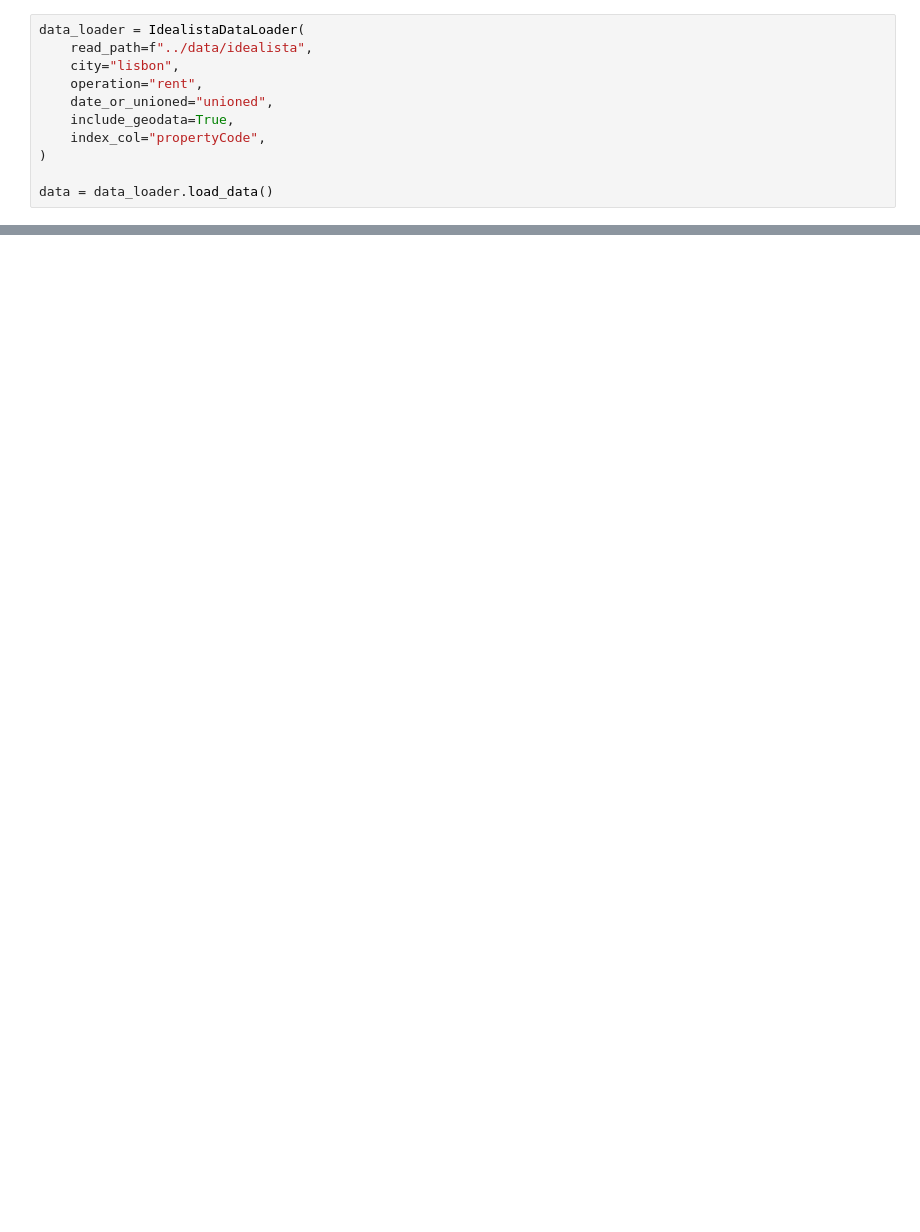
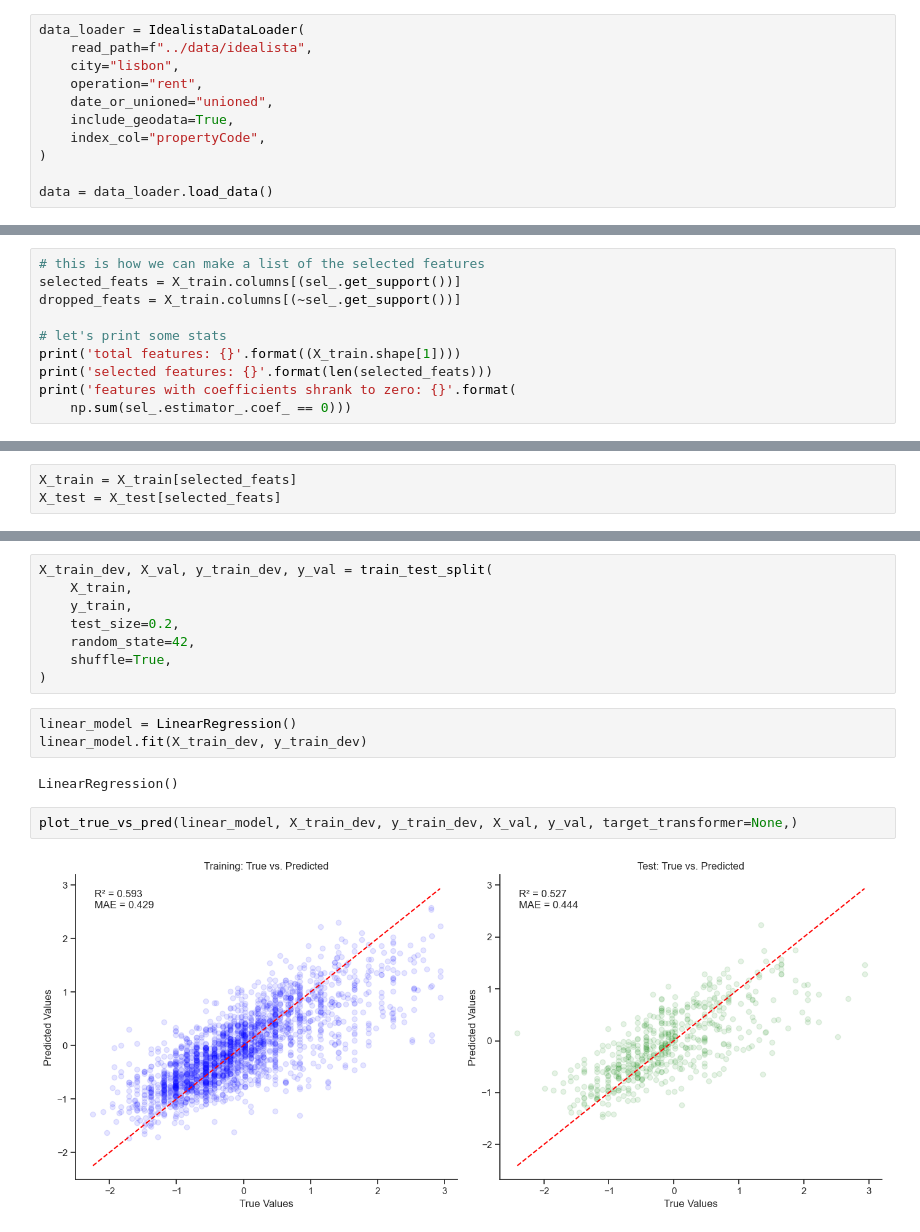
Before and after one commit to fcortevargas/housing-prices, a Jupyter notebook: notebooks/pipeline.ipynb, the cells around one changed output, grey strips where cells are left out. Saved outputs shown, nothing was run; the diff lists cells and outputs as text; blank space fills up the shorter version.

```diff
--- a/notebooks/pipeline.ipynb
+++ b/notebooks/pipeline.ipynb
@@ -736,0 +682,10 @@ plot_performance(en_model, X_train_dev, y_train_dev, X_val, y_val)
+# %%
+# this is how we can make a list of the selected features
+selected_feats = X_train.columns[(sel_.get_support())]
+dropped_feats = X_train.columns[(~sel_.get_support())]
+
+# let's print some stats
+print('total features: {}'.format((X_train.shape[1])))
+print('selected features: {}'.format(len(selected_feats)))
+print('features with coefficients shrank to zero: {}'.format(
+    np.sum(sel_.estimator_.coef_ == 0)))
@@ -736,0 +719,3 @@ plot_performance(en_model, X_train_dev, y_train_dev, X_val, y_val)
+# %%
+X_train = X_train[selected_feats]
+X_test = X_test[selected_feats]
@@ -736,0 +862,17 @@ plot_performance(en_model, X_train_dev, y_train_dev, X_val, y_val)
+# %%
+X_train_dev, X_val, y_train_dev, y_val = train_test_split(
+    X_train,
+    y_train,
+    test_size=0.2,
+    random_state=42,
+    shuffle=True,
+)
+# %%
+linear_model = LinearRegression()
+linear_model.fit(X_train_dev, y_train_dev)
+# %% [output]
+LinearRegression()
+# %%
+plot_true_vs_pred(linear_model, X_train_dev, y_train_dev, X_val, y_val, target_transformer=None,)
+# %% [output]
+[figure, added]
```
Also changed, not shown: parts of 148 cells of this notebook, 1 other file.
